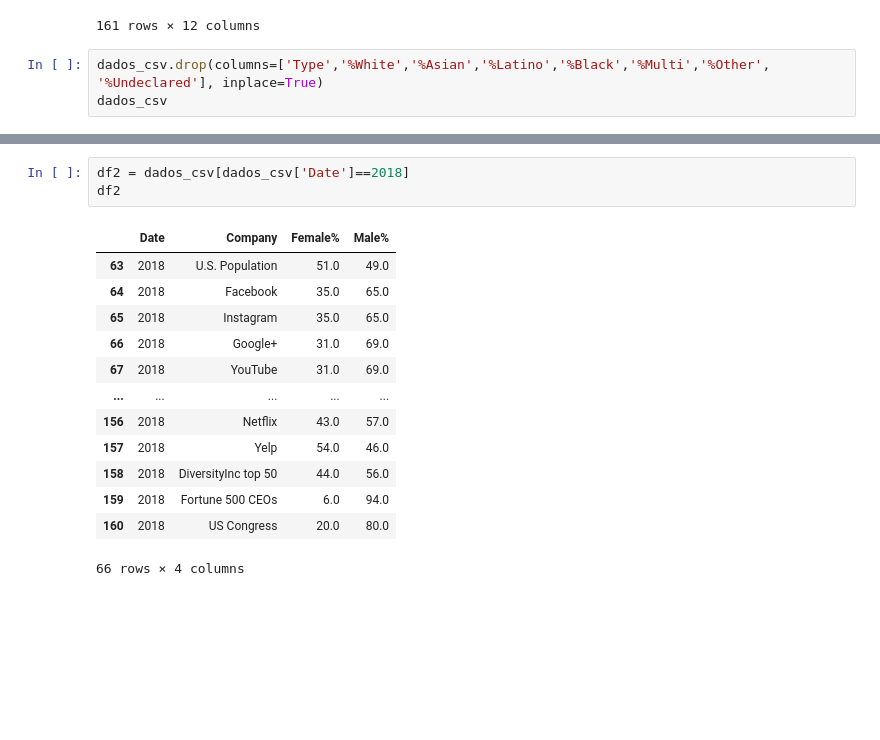
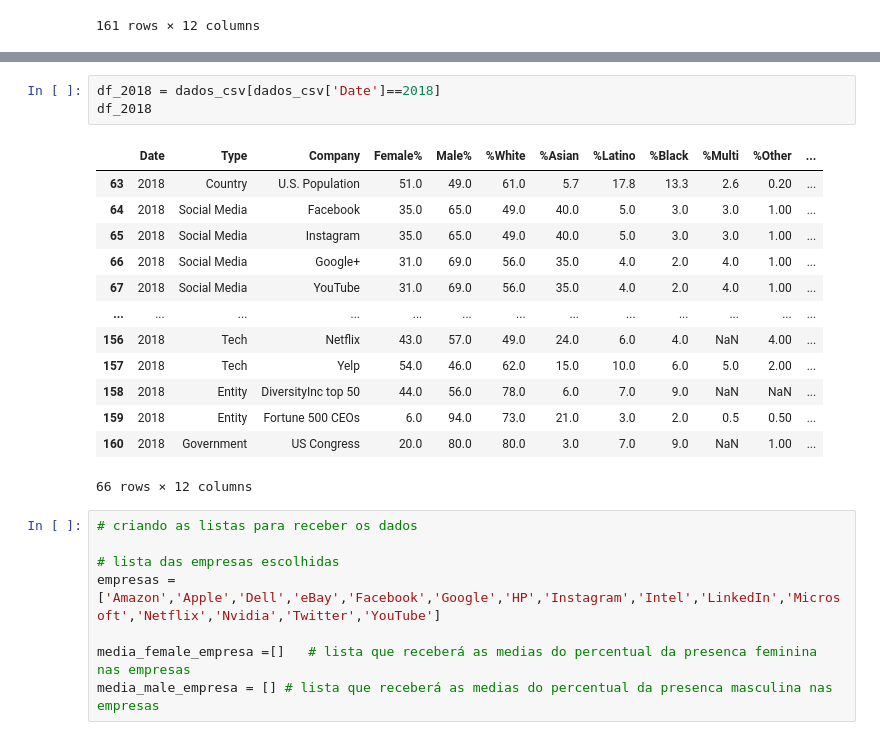
Before and after one commit to TrabalhoAPC2021-02/Trabalho_Final, a Jupyter notebook: arquivos/03_Diversidade_homens_mulheres_empresas.ipynb, the cells around one changed output, grey strips where cells are left out. Saved outputs shown, nothing was run; the diff lists cells and outputs as text; blank space fills up the shorter version.

Commit message:
Atualizado base de dados direto do github

```diff
--- a/arquivos/03_Diversidade_homens_mulheres_empresas.ipynb
+++ b/arquivos/03_Diversidade_homens_mulheres_empresas.ipynb
@@ -25,6 +28,3 @@ dados_csv
 | 159 | 2018 | Entity | Fortune 500 CEOs | 6.0 | 94.0 | 73.0 | 21.0 | 3.0 | 2.0 | 0.5 | 0.50 | ... |
 | 160 | 2018 | Government | US Congress | 20.0 | 80.0 | 80.0 | 3.0 | 7.0 | 9.0 | NaN | 1.00 | ... |
 161 rows × 12 columns
-# %%
-dados_csv.drop(columns=['Type','%White','%Asian','%Latino','%Black','%Multi','%Other', '%Undeclared'], inplace=True)
-dados_csv
@@ -65,17 +31,25 @@ Name: Company, dtype: int64
 # %%
-df2 = dados_csv[dados_csv['Date']==2018]
-df2
+df_2018 = dados_csv[dados_csv['Date']==2018]
+df_2018
 # %% [output]
-|  | Date | Company | Female% | Male% |
-| 63 | 2018 | U.S. Population | 51.0 | 49.0 |
-| 64 | 2018 | Facebook | 35.0 | 65.0 |
-| 65 | 2018 | Instagram | 35.0 | 65.0 |
-| 66 | 2018 | Google+ | 31.0 | 69.0 |
-| 67 | 2018 | YouTube | 31.0 | 69.0 |
-| ... | ... | ... | ... | ... |
-| 156 | 2018 | Netflix | 43.0 | 57.0 |
-| 157 | 2018 | Yelp | 54.0 | 46.0 |
-| 158 | 2018 | DiversityInc top 50 | 44.0 | 56.0 |
-| 159 | 2018 | Fortune 500 CEOs | 6.0 | 94.0 |
-| 160 | 2018 | US Congress | 20.0 | 80.0 |
+|  | Date | Type | Company | Female% | Male% | %White | %Asian | %Latino | %Black | %Multi | %Other | ... |
+| 63 | 2018 | Country | U.S. Population | 51.0 | 49.0 | 61.0 | 5.7 | 17.8 | 13.3 | 2.6 | 0.20 | ... |
+| 64 | 2018 | Social Media | Facebook | 35.0 | 65.0 | 49.0 | 40.0 | 5.0 | 3.0 | 3.0 | 1.00 | ... |
+| 65 | 2018 | Social Media | Instagram | 35.0 | 65.0 | 49.0 | 40.0 | 5.0 | 3.0 | 3.0 | 1.00 | ... |
+| 66 | 2018 | Social Media | Google+ | 31.0 | 69.0 | 56.0 | 35.0 | 4.0 | 2.0 | 4.0 | 1.00 | ... |
+| 67 | 2018 | Social Media | YouTube | 31.0 | 69.0 | 56.0 | 35.0 | 4.0 | 2.0 | 4.0 | 1.00 | ... |
+| ... | ... | ... | ... | ... | ... | ... | ... | ... | ... | ... | ... | ... |
+| 156 | 2018 | Tech | Netflix | 43.0 | 57.0 | 49.0 | 24.0 | 6.0 | 4.0 | NaN | 4.00 | ... |
+| 157 | 2018 | Tech | Yelp | 54.0 | 46.0 | 62.0 | 15.0 | 10.0 | 6.0 | 5.0 | 2.00 | ... |
+| 158 | 2018 | Entity | DiversityInc top 50 | 44.0 | 56.0 | 78.0 | 6.0 | 7.0 | 9.0 | NaN | NaN | ... |
+| 159 | 2018 | Entity | Fortune 500 CEOs | 6.0 | 94.0 | 73.0 | 21.0 | 3.0 | 2.0 | 0.5 | 0.50 | ... |
+| 160 | 2018 | Government | US Congress | 20.0 | 80.0 | 80.0 | 3.0 | 7.0 | 9.0 | NaN | 1.00 | ... |
-66 rows × 4 columns
+66 rows × 12 columns
+# %%
+# criando as listas para receber os dados
+
+# lista das empresas escolhidas
+empresas = ['Amazon','Apple','Dell','eBay','Facebook','Google','HP','Instagram','Intel','LinkedIn','Microsoft','Netflix','Nvidia','Twitter','YouTube']
+
+media_female_empresa =[]   # lista que receberá as medias do percentual da presenca feminina nas empresas
+media_male_empresa = [] # lista que receberá as medias do percentual da presenca masculina nas empresas
```
Also changed, not shown: parts of 7 cells of this notebook.
